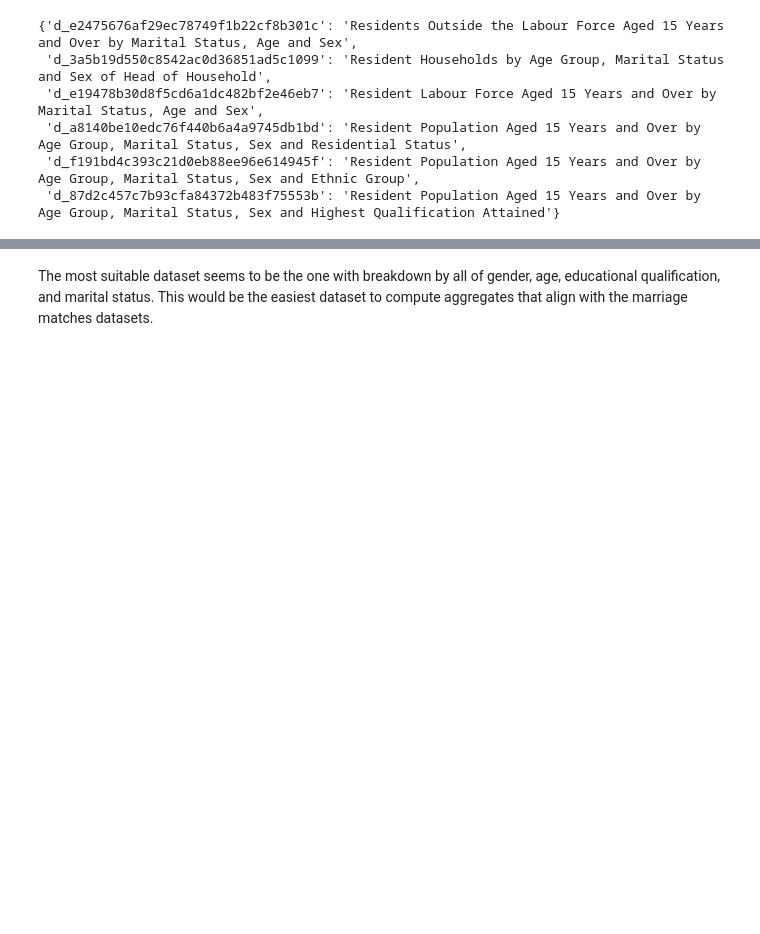
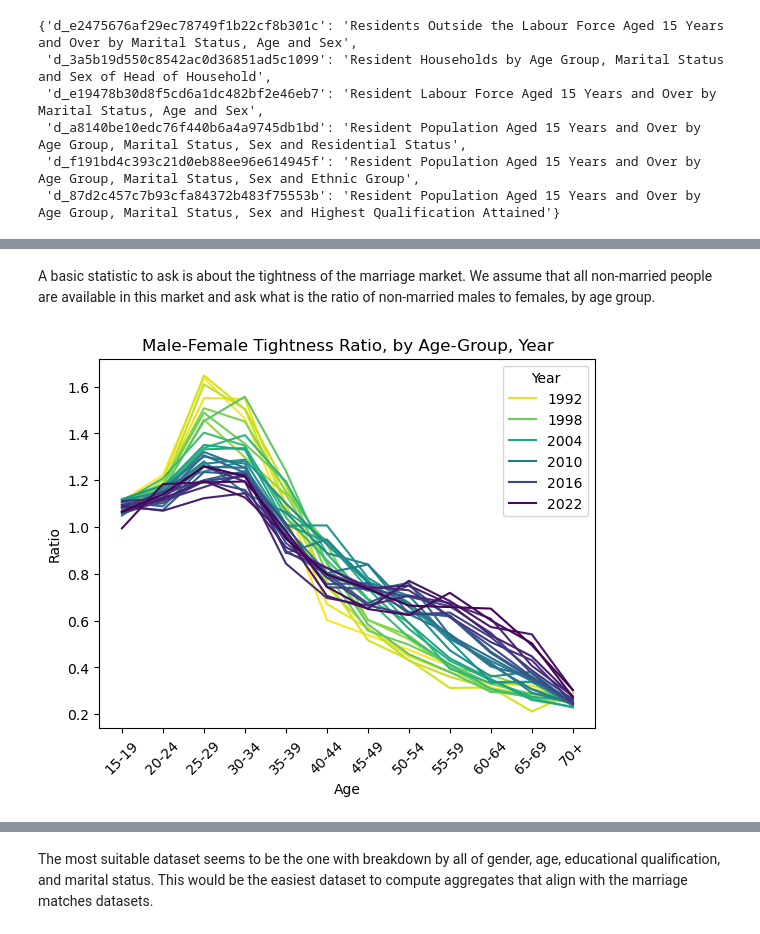
Before and after one commit to YC-Goh/YC-Goh.github.io, a Jupyter notebook: projects/sg-public-data/src/_1_marriage_patterns.ipynb, the cells around one changed output, grey strips where cells are left out. Saved outputs shown, nothing was run; the diff lists cells and outputs as text; code cells hidden in the pictures; blank space fills up the shorter version.

Commit message:
Update: Marriage patterns analysis, tightness ratio by age groups

```diff
--- a/projects/sg-public-data/src/_1_marriage_patterns.ipynb
+++ b/projects/sg-public-data/src/_1_marriage_patterns.ipynb
@@ -462,0 +466,11 @@ df_pop
+# %% [markdown]
+A basic statistic to ask is about the tightness of the marriage market.
+We assume that all non-married people are available in this market and ask what is the ratio of non-married males to females, by age group.
+# %%
+df_age_r = df_age.apply(lambda row: row['Male'] / row['Female'], axis=1).rename('Ratio').to_frame()
+sns.lineplot(df_age_r, x='Age', y='Ratio', hue='Year', palette='viridis_r')
+plt.title('Male-Female Tightness Ratio, by Age-Group, Year')
+plt.xticks(rotation=45)
+plt.show()
+# %% [output]
+[figure, added]
```
Also changed, not shown: parts of 4 cells of this notebook.
